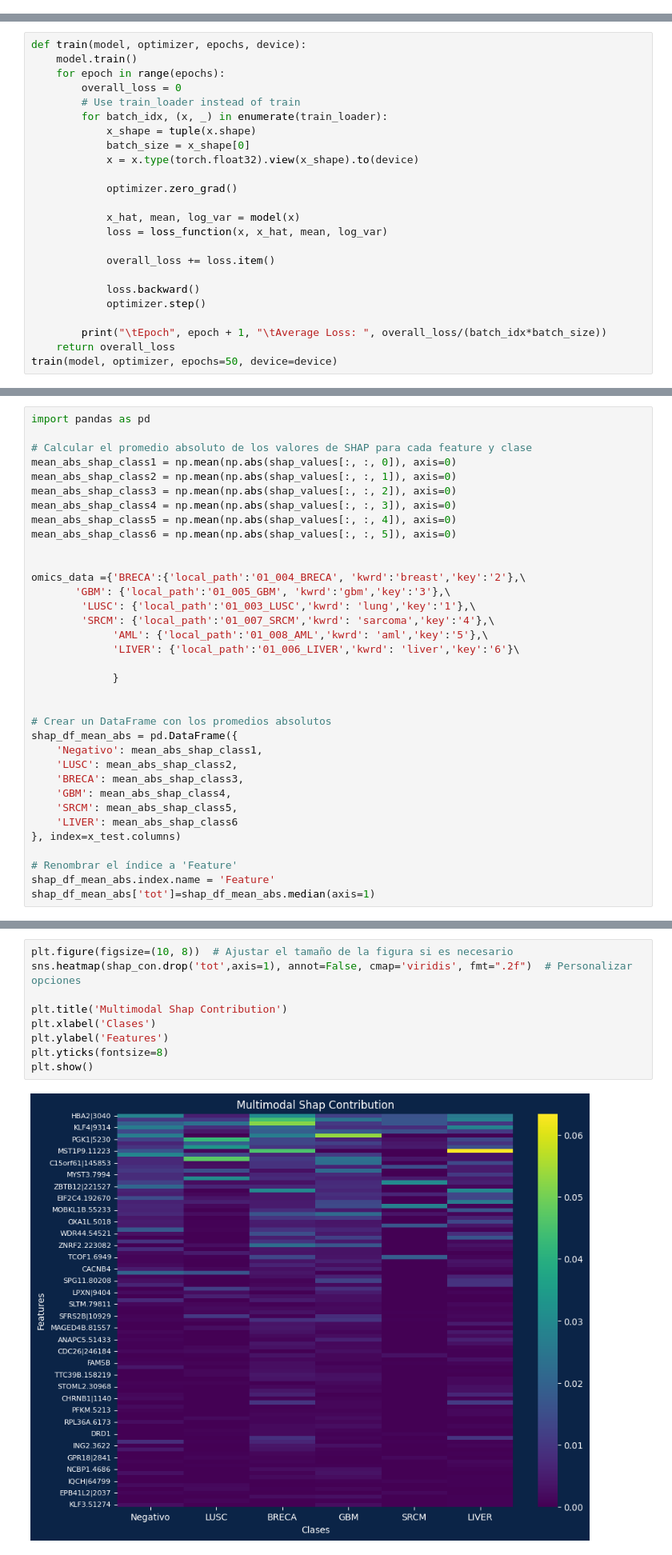
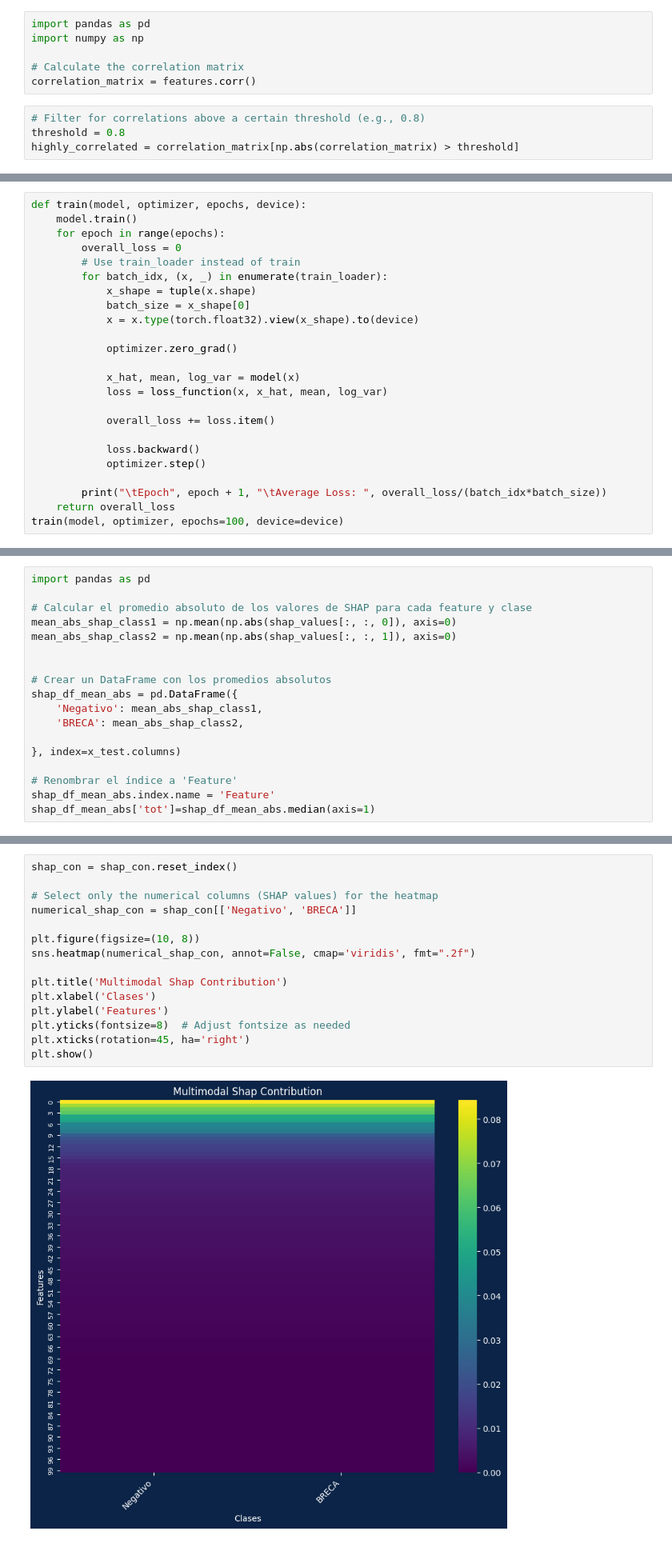
Before and after one commit to rowl27/Cancer-Omics, a Jupyter notebook: 01_05TCGA_BRECA_EXP_METH.ipynb, the cells around one changed output, grey strips where cells are left out. Shown at 80% size. Saved outputs shown, nothing was run; the diff lists cells and outputs as text.

```diff
--- a/01_05TCGA_BRECA_EXP_METH.ipynb
+++ b/01_05TCGA_BRECA_EXP_METH.ipynb
@@ -329,0 +368,10 @@ features.shape
+# %%
+import pandas as pd
+import numpy as np
+
+# Calculate the correlation matrix
+correlation_matrix = features.corr()
+# %%
+# Filter for correlations above a certain threshold (e.g., 0.8)
+threshold = 0.8
+highly_correlated = correlation_matrix[np.abs(correlation_matrix) > threshold]
@@ -452,5 +534,5 @@ def train(model, optimizer, epochs, device):
 
         print("\tEpoch", epoch + 1, "\tAverage Loss: ", overall_loss/(batch_idx*batch_size))
     return overall_loss
-train(model, optimizer, epochs=50, device=device)
+train(model, optimizer, epochs=100, device=device)
 # %% [output]
@@ -657,30 +857,13 @@ import pandas as pd
 # Calcular el promedio absoluto de los valores de SHAP para cada feature y clase
 mean_abs_shap_class1 = np.mean(np.abs(shap_values[:, :, 0]), axis=0)
 mean_abs_shap_class2 = np.mean(np.abs(shap_values[:, :, 1]), axis=0)
-mean_abs_shap_class3 = np.mean(np.abs(shap_values[:, :, 2]), axis=0)
-mean_abs_shap_class4 = np.mean(np.abs(shap_values[:, :, 3]), axis=0)
-mean_abs_shap_class5 = np.mean(np.abs(shap_values[:, :, 4]), axis=0)
-mean_abs_shap_class6 = np.mean(np.abs(shap_values[:, :, 5]), axis=0)
-
-
-omics_data ={'BRECA':{'local_path':'01_004_BRECA', 'kwrd':'breast','key':'2'},\
-       'GBM': {'local_path':'01_005_GBM', 'kwrd':'gbm','key':'3'},\
-        'LUSC': {'local_path':'01_003_LUSC','kwrd': 'lung','key':'1'},\
-        'SRCM': {'local_path':'01_007_SRCM','kwrd': 'sarcoma','key':'4'},\
-             'AML': {'local_path':'01_008_AML','kwrd': 'aml','key':'5'},\
-             'LIVER': {'local_path':'01_006_LIVER','kwrd': 'liver','key':'6'}\
-
-             }
 
 
 # Crear un DataFrame con los promedios absolutos
 shap_df_mean_abs = pd.DataFrame({
     'Negativo': mean_abs_shap_class1,
-    'LUSC': mean_abs_shap_class2,
-    'BRECA': mean_abs_shap_class3,
-    'GBM': mean_abs_shap_class4,
-    'SRCM': mean_abs_shap_class5,
-    'LIVER': mean_abs_shap_class6
+    'BRECA': mean_abs_shap_class2,
+
 }, index=x_test.columns)
 
 # Renombrar el índice a 'Feature'
@@ -691,11 +876,17 @@ shap_con= shap_df_mean_abs.sort_values(by='tot', ascending=False).head(100)
 # %%
-plt.figure(figsize=(10, 8))  # Ajustar el tamaño de la figura si es necesario
-sns.heatmap(shap_con.drop('tot',axis=1), annot=False, cmap='viridis', fmt=".2f")  # Personalizar opciones
+shap_con = shap_con.reset_index()
+
+# Select only the numerical columns (SHAP values) for the heatmap
+numerical_shap_con = shap_con[['Negativo', 'BRECA']]
+
+plt.figure(figsize=(10, 8))
+sns.heatmap(numerical_shap_con, annot=False, cmap='viridis', fmt=".2f")
 
 plt.title('Multimodal Shap Contribution')
 plt.xlabel('Clases')
 plt.ylabel('Features')
-plt.yticks(fontsize=8)
+plt.yticks(fontsize=8)  # Adjust fontsize as needed
+plt.xticks(rotation=45, ha='right')
 plt.show()
 # %% [output]
-[figure, old version]
+[figure, new version]
```
Also changed, not shown: parts of 42 cells of this notebook.
